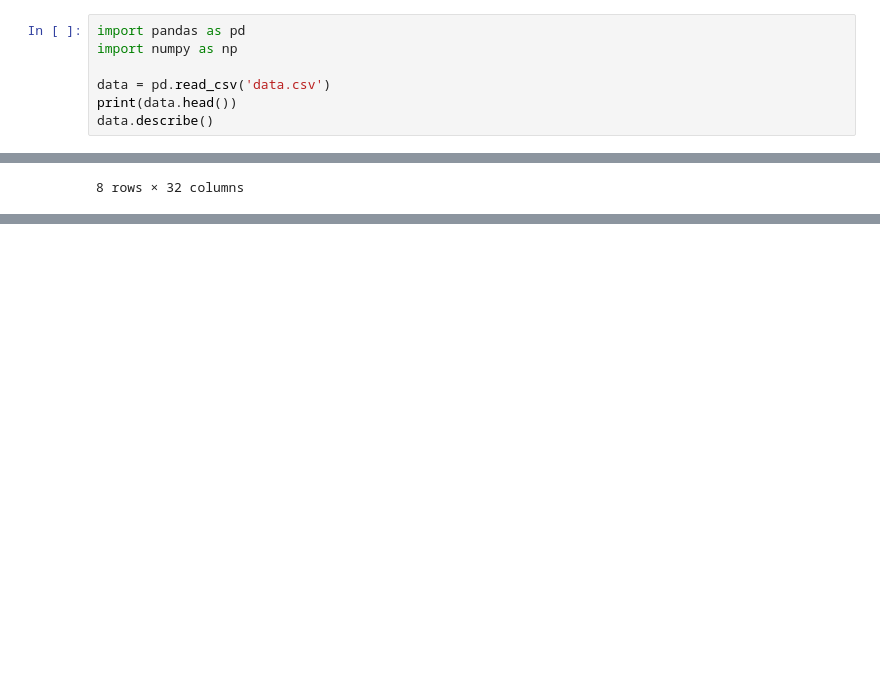
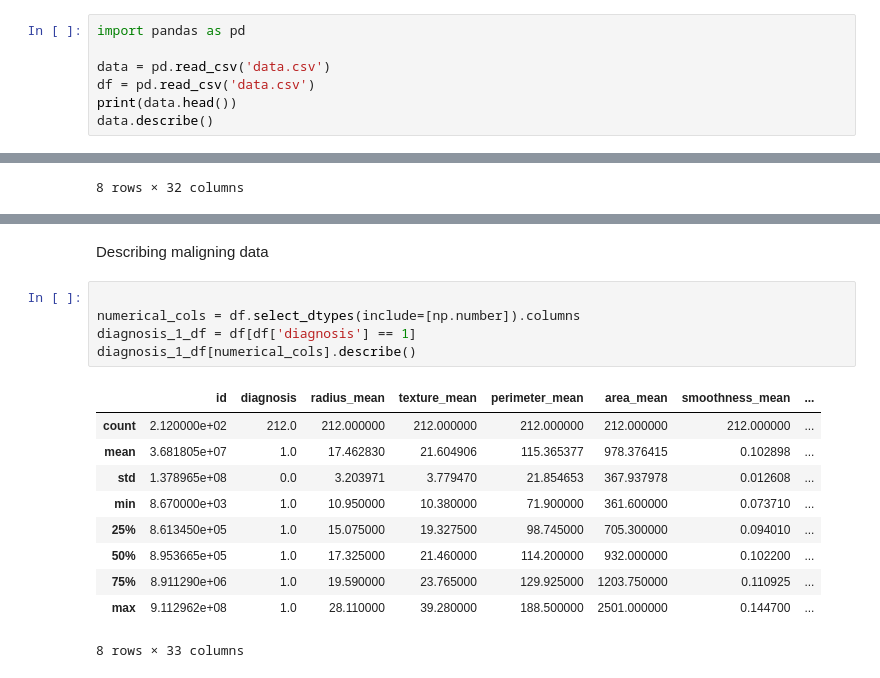
Before and after one commit to nmawulorm/Machine-Learning, a Jupyter notebook: Project/ControlFile.ipynb, the cells around one changed output, grey strips where cells are left out. Cells and saved outputs as stored; diff of their text form; blank space fills up the shorter version.

Commit message:
Added descriptions of maligning and benign data

```diff
--- a/Project/ControlFile.ipynb
+++ b/Project/ControlFile.ipynb
@@ -1,8 +1,8 @@
 # %%
 import pandas as pd
-import numpy as np
 
 data = pd.read_csv('data.csv')
+df = pd.read_csv('data.csv')
 print(data.head())
 data.describe()
 # %% [output]
@@ -35,0 +120,18 @@ data.describe()
+# %% [markdown]
+Describing maligning data
+# %%
+
+numerical_cols = df.select_dtypes(include=[np.number]).columns
+diagnosis_1_df = df[df['diagnosis'] == 1]
+diagnosis_1_df[numerical_cols].describe()
+# %% [output]
+|  | id | diagnosis | radius_mean | texture_mean | perimeter_mean | area_mean | smoothness_mean | ... |
+| count | 2.120000e+02 | 212.0 | 212.000000 | 212.000000 | 212.000000 | 212.000000 | 212.000000 | ... |
+| mean | 3.681805e+07 | 1.0 | 17.462830 | 21.604906 | 115.365377 | 978.376415 | 0.102898 | ... |
+| std | 1.378965e+08 | 0.0 | 3.203971 | 3.779470 | 21.854653 | 367.937978 | 0.012608 | ... |
+| min | 8.670000e+03 | 1.0 | 10.950000 | 10.380000 | 71.900000 | 361.600000 | 0.073710 | ... |
+| 25% | 8.613450e+05 | 1.0 | 15.075000 | 19.327500 | 98.745000 | 705.300000 | 0.094010 | ... |
+| 50% | 8.953665e+05 | 1.0 | 17.325000 | 21.460000 | 114.200000 | 932.000000 | 0.102200 | ... |
+| 75% | 8.911290e+06 | 1.0 | 19.590000 | 23.765000 | 129.925000 | 1203.750000 | 0.110925 | ... |
+| max | 9.112962e+08 | 1.0 | 28.110000 | 39.280000 | 188.500000 | 2501.000000 | 0.144700 | ... |
+8 rows × 33 columns
```
Also changed, not shown: parts of 4 cells of this notebook, 3 other files.
